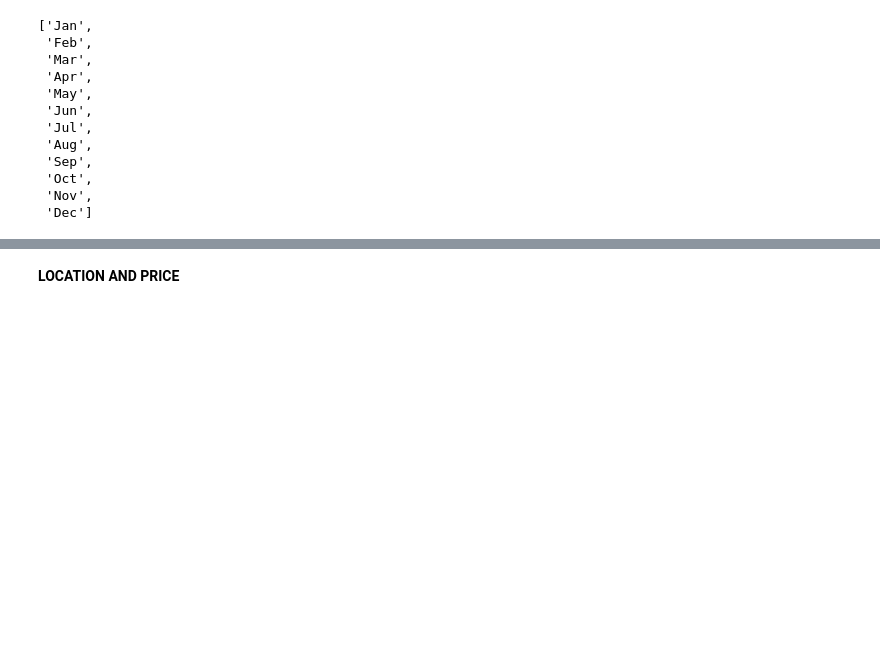
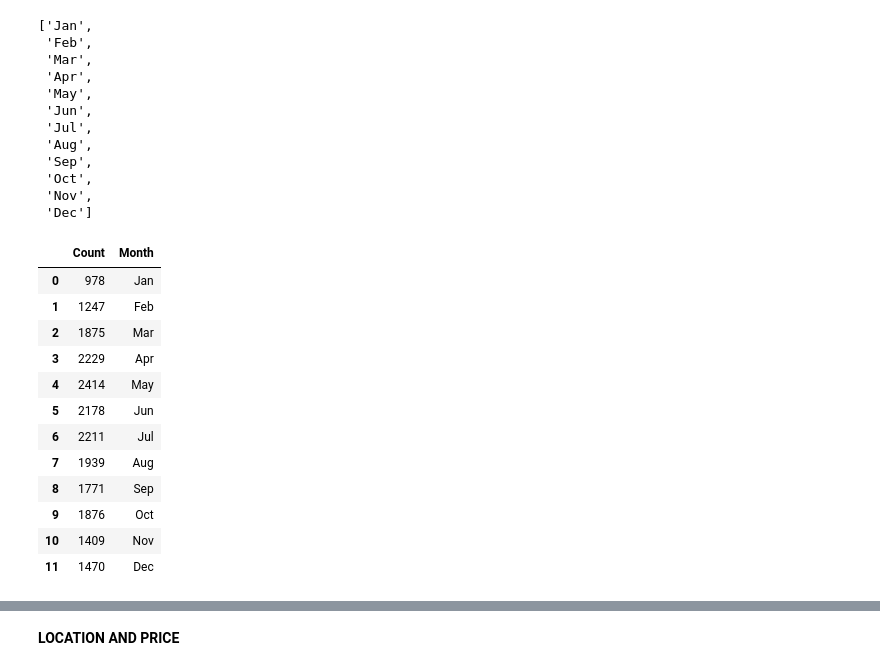
Before and after one commit to Maugy/dsc-v2-mod1-final-project-atlanta-ds-091619, a Jupyter notebook: david-mauger-dsc-mod1-project-091619.ipynb, the cells around one changed output, grey strips where cells are left out. Saved outputs shown, nothing was run; the diff lists cells and outputs as text; code cells hidden in the pictures; blank space fills up the shorter version.

```diff
--- a/david-mauger-dsc-mod1-project-091619.ipynb
+++ b/david-mauger-dsc-mod1-project-091619.ipynb
@@ -531,3 +533,23 @@ calendar_list
  'Oct',
  'Nov',
  'Dec']
+# %%
+test = pd.DataFrame(calendar_list, df_date_graph)
+date_chart = test.reset_index()
+date_chart.columns = ['Count','Month']
+# %%
+date_chart
+# %% [output]
+|  | Count | Month |
+| 0 | 978 | Jan |
+| 1 | 1247 | Feb |
+| 2 | 1875 | Mar |
+| 3 | 2229 | Apr |
+| 4 | 2414 | May |
+| 5 | 2178 | Jun |
+| 6 | 2211 | Jul |
+| 7 | 1939 | Aug |
+| 8 | 1771 | Sep |
+| 9 | 1876 | Oct |
+| 10 | 1409 | Nov |
+| 11 | 1470 | Dec |
```
Also changed, not shown: parts of 46 cells of this notebook, 5 other files.
